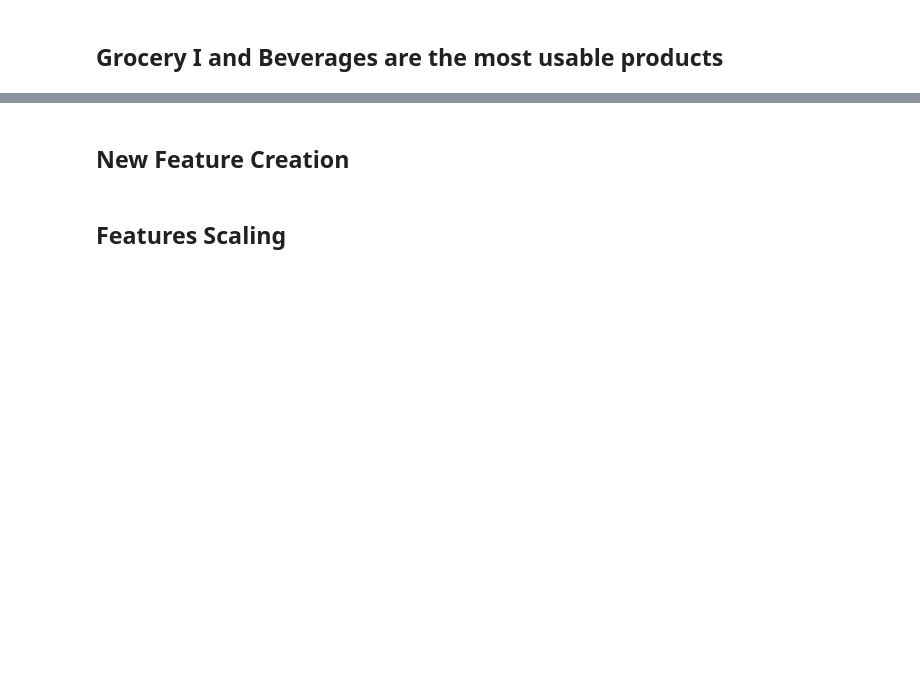
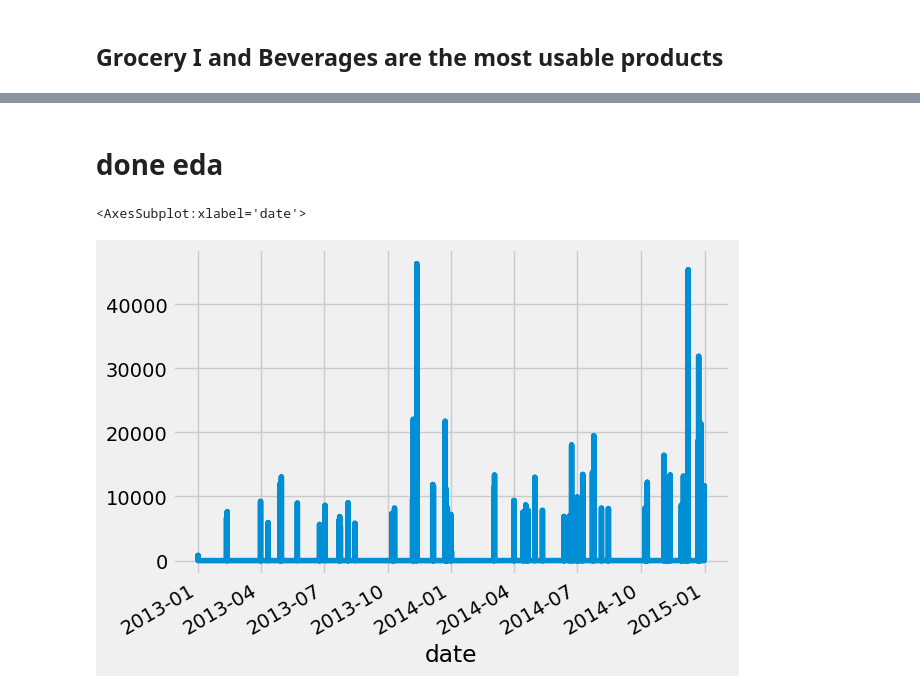
Before and after one commit to Henamen21/Time_Series_prediction, a Jupyter notebook: Time_Series_prediction.ipynb, the cells around one changed output, grey strips where cells are left out. Drawn from its saved outputs; the diff is of its cells as text; code cells hidden in the pictures; blank space fills up the shorter version.

```diff
--- a/Time_Series_prediction.ipynb
+++ b/Time_Series_prediction.ipynb
@@ -263,0 +263,3 @@ data_train = data_final.copy()
+# %%
+data_train = data_final
+data_train.head()
@@ -716,2 +685,0 @@ SimpleImputer()
-# %%
-data_train.dcoilwtico = imputer.fit_transform(data_train.dcoilwtico.array.reshape(-1,1))
@@ -730,8 +686,10 @@ data_final.dcoilwtico.plot()
-# %% [markdown]
-## New Feature Creation
-# %%
-data_train["year"] = data_train.index.year
-data_train["month"] = data_train.index.month
-data_train["weekday name"] = data_train.index.day_name()
-# %% [markdown]
-## Features Scaling
+# %% [markdown]
+# done eda
+# %%
+data = data_train.set_index("date")
+# %%
+d = data
+d["2013" : "2014"].sales.plot()
+# %% [output]
+<AxesSubplot:xlabel='date'>
+[figure, added]
```
Also changed, not shown: parts of 167 cells of this notebook.
